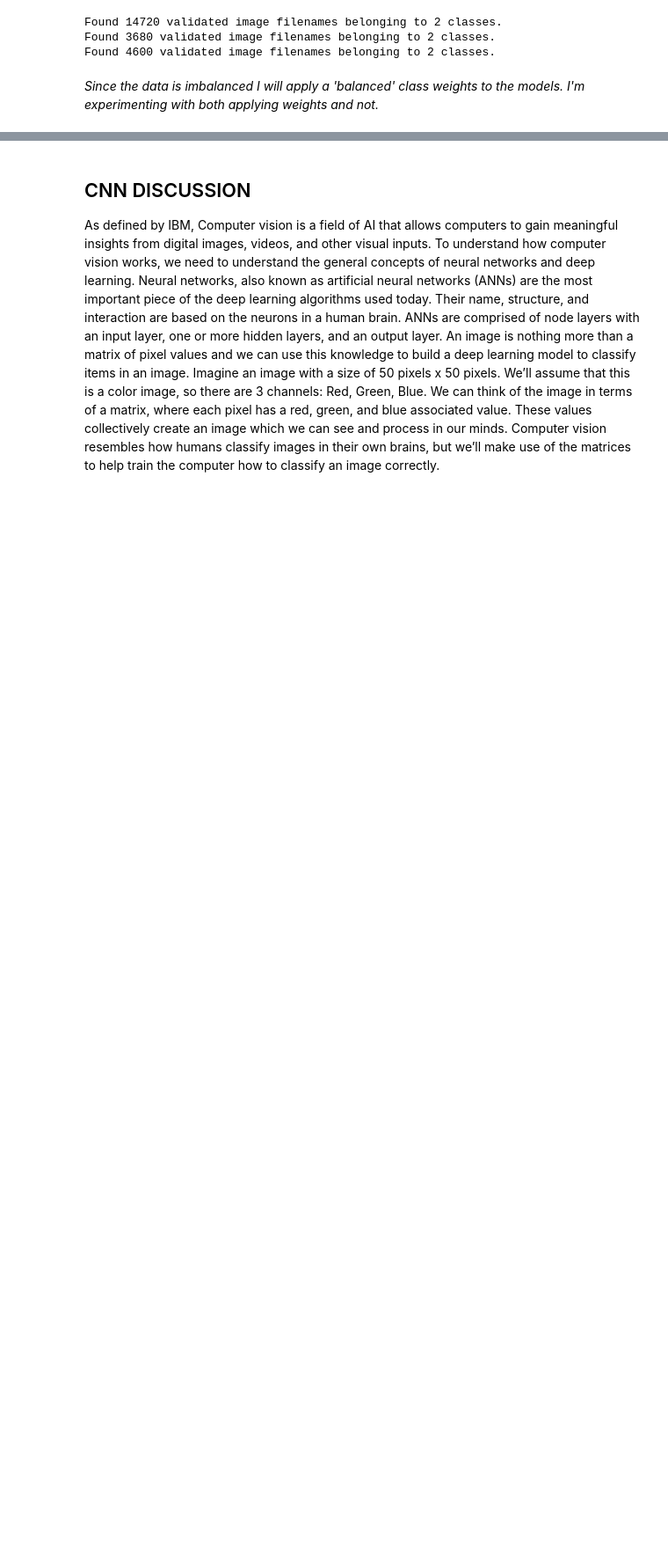
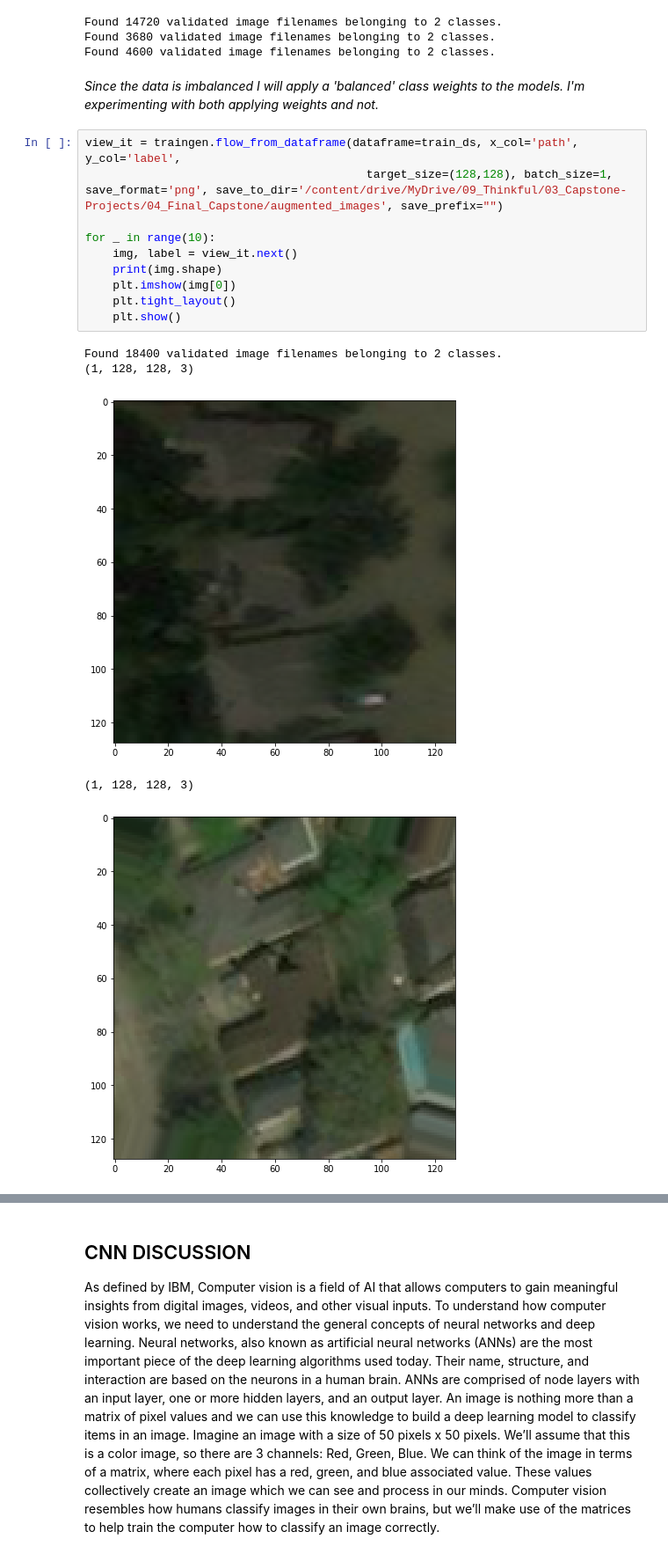
Before and after one commit to mmcintire00/final_capstone_project, a Jupyter notebook: damage_classification_final_capstone.ipynb, the cells around one changed output, grey strips where cells are left out. Shown at 88% size. Cells and saved outputs as stored; diff of their text form; blank space fills up the shorter version.

Commit message:
thinkful final capstone-satellite image classification for flood damage prediction

```diff
--- a/damage_classification_final_capstone.ipynb
+++ b/damage_classification_final_capstone.ipynb
@@ -243,3 +263,19 @@ Found 3680 validated image filenames belonging to 2 classes.
 Found 4600 validated image filenames belonging to 2 classes.
 # %% [markdown]
 *Since the data is imbalanced I will apply a 'balanced' class weights to the models. I'm experimenting with both applying weights and not.*
+# %%
+view_it = traingen.flow_from_dataframe(dataframe=train_ds, x_col='path', y_col='label',
+                                         target_size=(128,128), batch_size=1, save_format='png', save_to_dir='/content/drive/MyDrive/09_Thinkful/03_Capstone-Projects/04_Final_Capstone/augmented_images', save_prefix="")
+
+for _ in range(10):
+    img, label = view_it.next()
+    print(img.shape)
+    plt.imshow(img[0])
+    plt.tight_layout()
+    plt.show()
+# %% [output]
+Found 18400 validated image filenames belonging to 2 classes.
+(1, 128, 128, 3)
+[figure, added]
+(1, 128, 128, 3)
+[figure, added]
```
Also changed, not shown: parts of 10 cells of this notebook.
